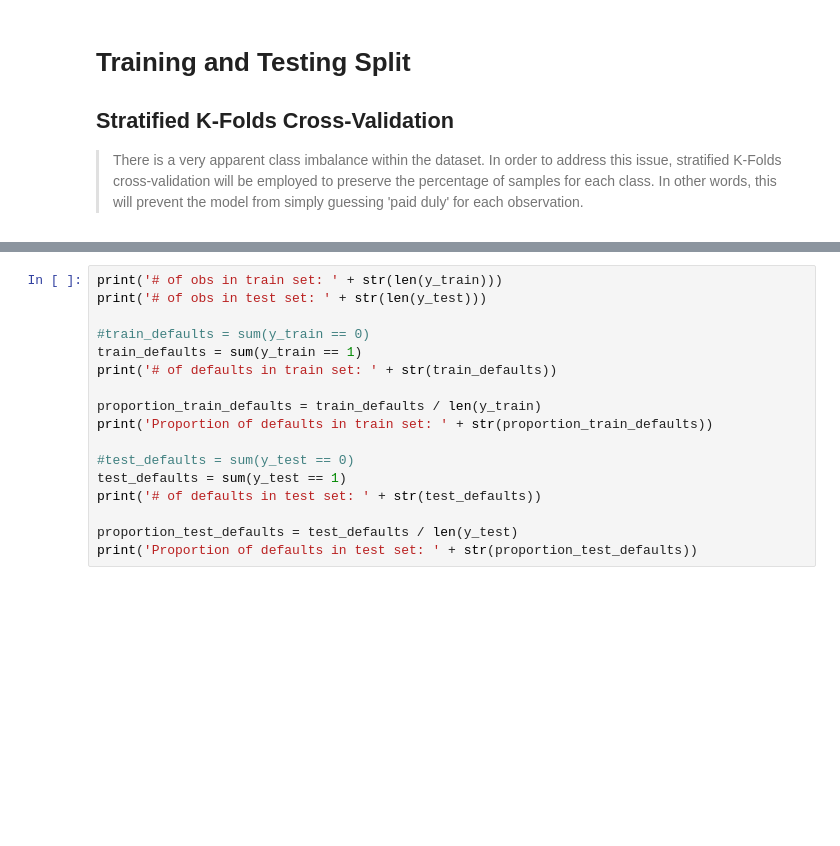
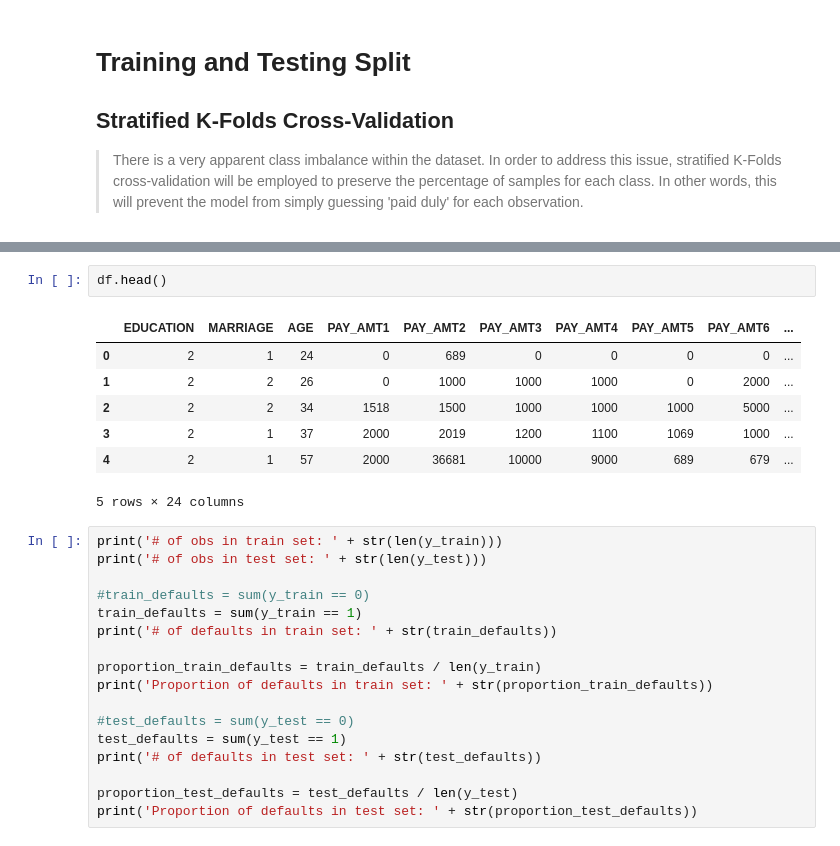
Before and after one commit to josteinstraume/classification-project2, a Jupyter notebook: notebooks/project2-report.ipynb, the cells around one changed output, grey strips where cells are left out. Cells and saved outputs as stored; diff of their text form; blank space fills up the shorter version.

```diff
--- a/notebooks/project2-report.ipynb
+++ b/notebooks/project2-report.ipynb
@@ -377,6 +392,16 @@ StratifiedShuffleSplit(n_splits=3, random_state=1, test_size=0.2,
 TRAIN: [10029 17540 20357 ..., 13713 29455 19840] TEST: [24380  2508 10431 ...,  1932 21845  7320]
 TRAIN: [22092 12043 19732 ...,  9586 11830 13420] TEST: [10358  2644  6721 ..., 11354 22402 18779]
 TRAIN: [20650 10967 12984 ...,  1273 16044 28263] TEST: [23855 28179 26087 ..., 11323 26267  1297]
+# %%
+df.head()
+# %% [output]
+|  | EDUCATION | MARRIAGE | AGE | PAY_AMT1 | PAY_AMT2 | PAY_AMT3 | PAY_AMT4 | PAY_AMT5 | PAY_AMT6 | ... |
+| 0 | 2 | 1 | 24 | 0 | 689 | 0 | 0 | 0 | 0 | ... |
+| 1 | 2 | 2 | 26 | 0 | 1000 | 1000 | 1000 | 0 | 2000 | ... |
+| 2 | 2 | 2 | 34 | 1518 | 1500 | 1000 | 1000 | 1000 | 5000 | ... |
+| 3 | 2 | 1 | 37 | 2000 | 2019 | 1200 | 1100 | 1069 | 1000 | ... |
+| 4 | 2 | 1 | 57 | 2000 | 36681 | 10000 | 9000 | 689 | 679 | ... |
+5 rows × 24 columns
 # %%
 print('# of obs in train set: ' + str(len(y_train)))
 print('# of obs in test set: ' + str(len(y_test)))
```
Also changed, not shown: parts of 6 cells of this notebook.
